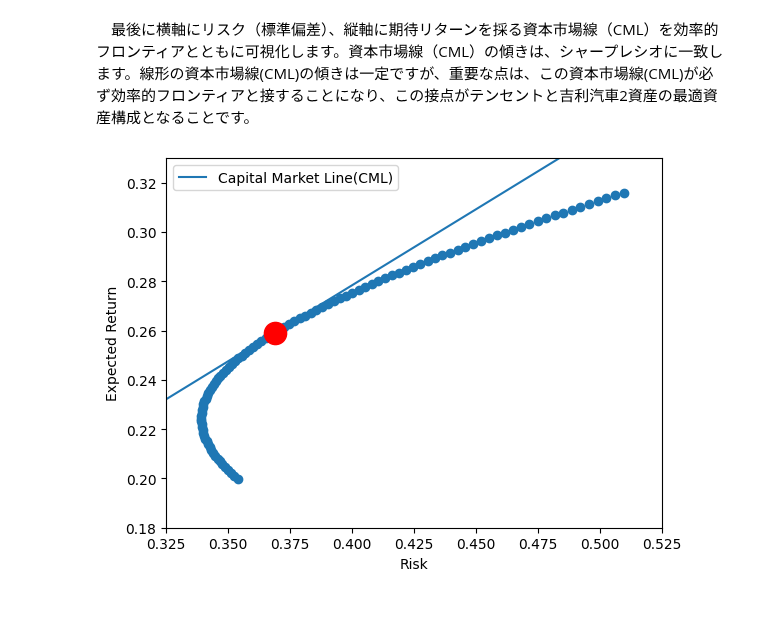
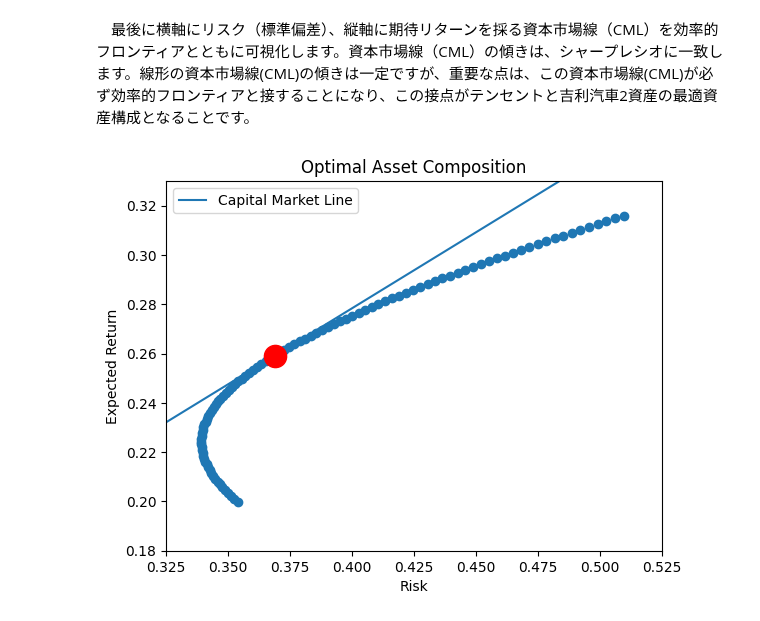
Before and after one commit to nagamamo/financial_data_science, a Jupyter notebook: 2_1_two_asset_efficient_frontier.ipynb, the cells around one changed output. Cells and saved outputs as stored; diff of their text form; code cells hidden in the pictures.

```diff
--- a/2_1_two_asset_efficient_frontier.ipynb
+++ b/2_1_two_asset_efficient_frontier.ipynb
@@ -12,5 +16,6 @@ import matplotlib.pyplot as plt
-# %%
-#[2]データ読込み
-url = "https://github.com/nagamamo/data/blob/main/2_1_efrontier_data.csv?raw=true"#Git-hubからCSVデータの入手
-data = pd.read_csv(url)#データフレームの作成
-df = data.set_index("Date")#日時をインデックスへ変更
+# %%
+#[2]株価日次データの取得
+tickers=['700.HK','175.HK']#複数(2種類)の株価を同時取得
+start=datetime.date(2019,1,1)#標本期間を2019年1月1日から
+end=datetime.date(2021,12,31)#2021年12月31日までに指定
+data=data.DataReader(tickers,'stooq',start=start,end=end).sort_values(by='Date',ascending=True)
@@ -17,3 +24,7 @@ df = data.set_index("Date")#日時をインデックスへ変更
+# %%
+#[3]データ前処理
+df=data.Close #日次データの終値のみをデータフレームdfに収納
+df=df.pct_change().dropna() #データフレームdfを前期比(前日比)に変換し、欠損値を除去
 # %% [markdown]
 　この2種類の時系列データから、株価の平均リターン（Rp）を算出します。続いて平均リターン（Rp）と同様に、分散（VAR_Rp）、共分散（Cov_Rp）を算出します。平均リターン（Rp）、分散（VAR_Rp）、共分散（Cov_Rp）は、いずれも年率換算するため×250営業日を施します。
 # %%
@@ -65,21 +96,21 @@ optimal
 # %% [markdown]
 　最後に横軸にリスク（標準偏差）、縦軸に期待リターンを採る資本市場線（CML）を効率的フロンティアとともに可視化します。資本市場線（CML）の傾きは、シャープレシオに一致します。線形の資本市場線(CML)の傾きは一定ですが、重要な点は、この資本市場線(CML)が必ず効率的フロンティアと接することになり、この接点がテンセントと吉利汽車2資産の最適資産構成となることです。
 # %%
-#[9]資本市場線（Capital Market Line: CML）の導出
+#[10]資本市場線（Capital Market Line: CML）の導出
 def CML(rf,sharp_R,label):#無リスク資産・シャープレシオsharp_Rの関数定義
     Risk = [x/100 for x in range(100)] #横軸Riskを設定
     ExpectedReturn = [rf+max_sr*x for x in Risk] #縦軸Epを算出
     plt.plot(Risk,ExpectedReturn,label=label)
     plt.xlabel("Risk")
     plt.xlim(0.325,0.525) #横軸の幅設定
     plt.ylabel("Expected Return")
     plt.ylim(0.18,0.33) #縦軸の幅設定
-    #plt.title("Optimal Asset Composition")
+    plt.title("Optimal Asset Composition")
     plt.plot(opt_risk,sharp_R,"ro",linestyle = "--",markersize=16) #資本市場線の作成
 
-CML(rf,opt_return,"Capital Market Line(CML)") #CML導出
+CML(rf,opt_return,"Capital Market Line") #CML導出
 plt.scatter(Sigma_Rp,E_Rp)#効率的フロンティアの作成
 plt.legend()
 plt.show()
 # %% [output]
-[figure, old version]
+[figure, new version]
```
Also changed, not shown: parts of 10 cells of this notebook.
